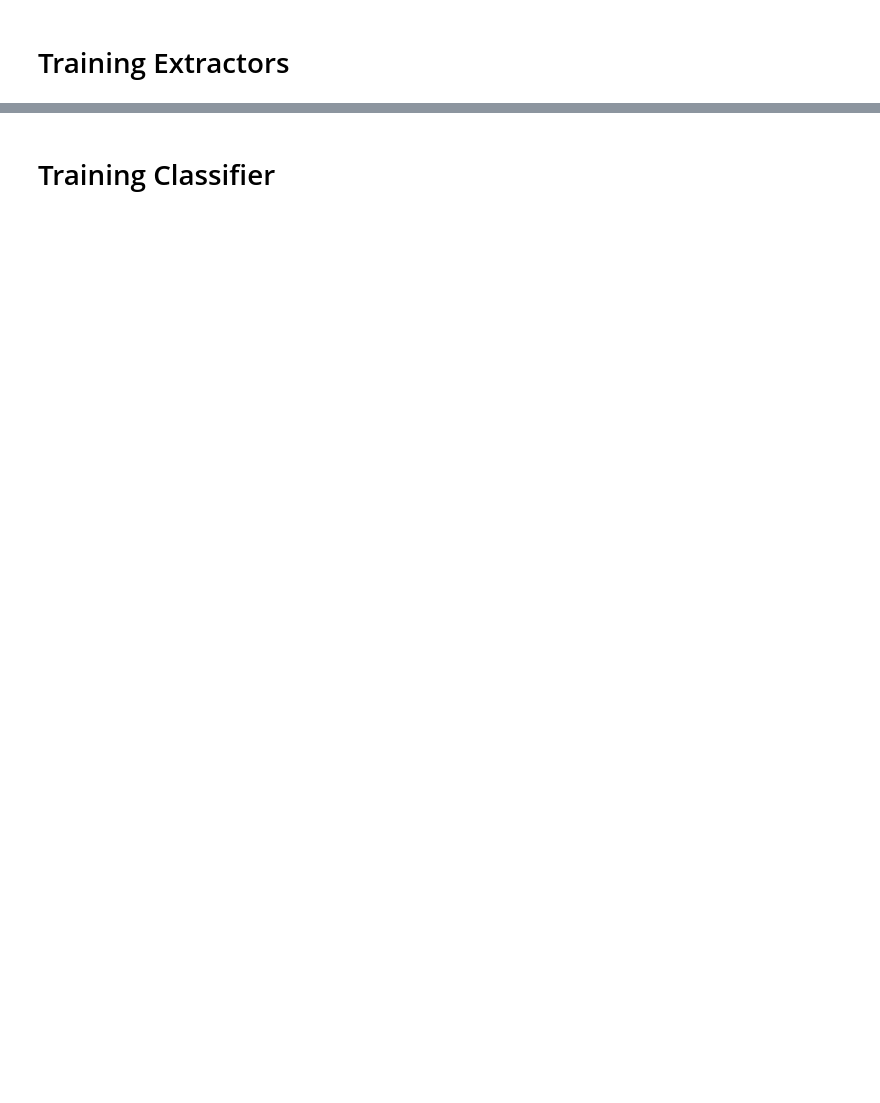
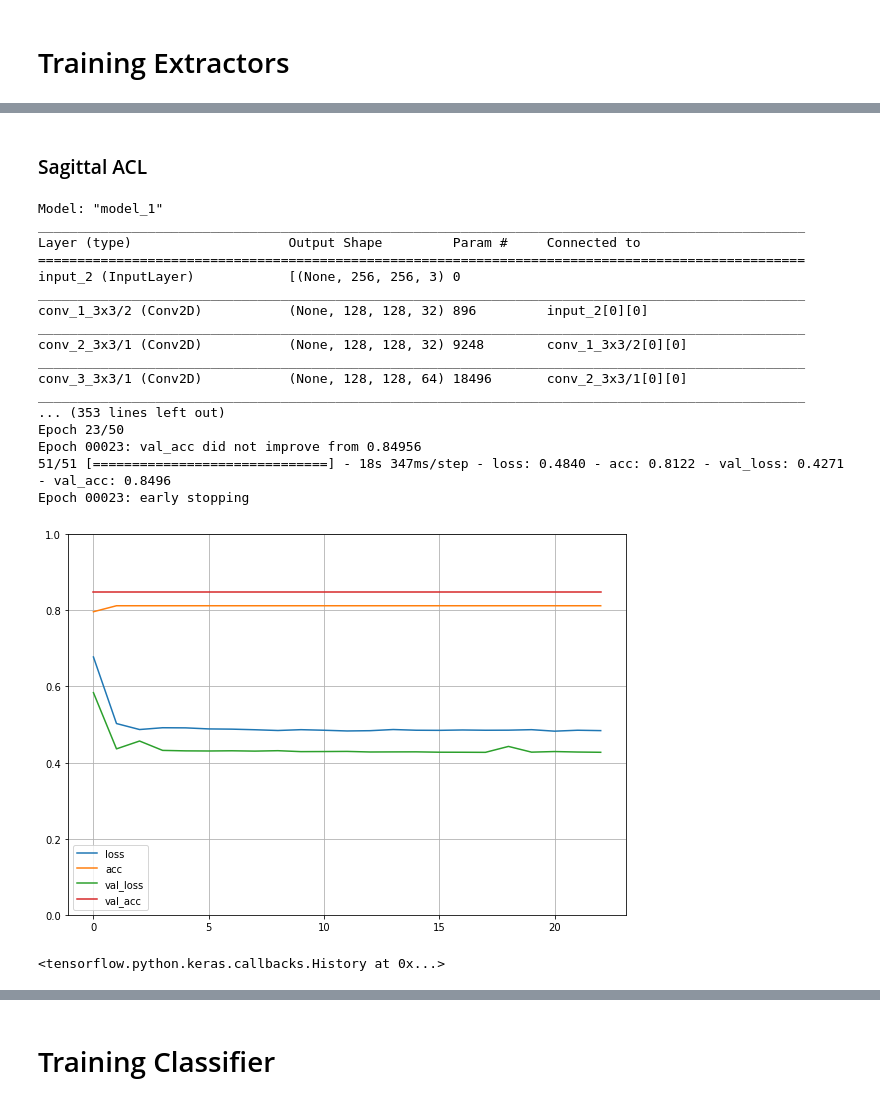
Before and after one commit to Jamaleldin/MRNET-for-Knee-Diagnosis, a Jupyter notebook: inception_v3.ipynb, the cells around one changed output, grey strips where cells are left out. Saved outputs shown, nothing was run; the diff lists cells and outputs as text; code cells hidden in the pictures; blank space fills up the shorter version.

```diff
--- a/inception_v3.ipynb
+++ b/inception_v3.ipynb
@@ -190,3 +216,26 @@ processing.train_extractor(model2, processing.inception, processing.sagittal, pr
+# %% [markdown]
+### Sagittal ACL
 # %%
 # Extractor Training for Sagittal ACL
-processing.train_extractor(model2, processing.inception, processing.sagittal, processing.acl)
+inception_model = inception_v3()
+processing.train_extractor(inception_model, processing.inception, processing.sagittal, processing.acl)
+# %% [output]
+Model: "model_1"
+__________________________________________________________________________________________________
+Layer (type)                    Output Shape         Param #     Connected to
+==================================================================================================
+input_2 (InputLayer)            [(None, 256, 256, 3) 0
+__________________________________________________________________________________________________
+conv_1_3x3/2 (Conv2D)           (None, 128, 128, 32) 896         input_2[0][0]
+__________________________________________________________________________________________________
+conv_2_3x3/1 (Conv2D)           (None, 128, 128, 32) 9248        conv_1_3x3/2[0][0]
+__________________________________________________________________________________________________
+conv_3_3x3/1 (Conv2D)           (None, 128, 128, 64) 18496       conv_2_3x3/1[0][0]
+__________________________________________________________________________________________________
+... (353 lines left out)
+Epoch 23/50
+Epoch 00023: val_acc did not improve from 0.84956
+51/51 [==============================] - 18s 347ms/step - loss: 0.4840 - acc: 0.8122 - val_loss: 0.4271 - val_acc: 0.8496
+Epoch 00023: early stopping
+[figure, added]
+<tensorflow.python.keras.callbacks.History at 0x...>
```
Also changed, not shown: parts of 116 cells of this notebook.
